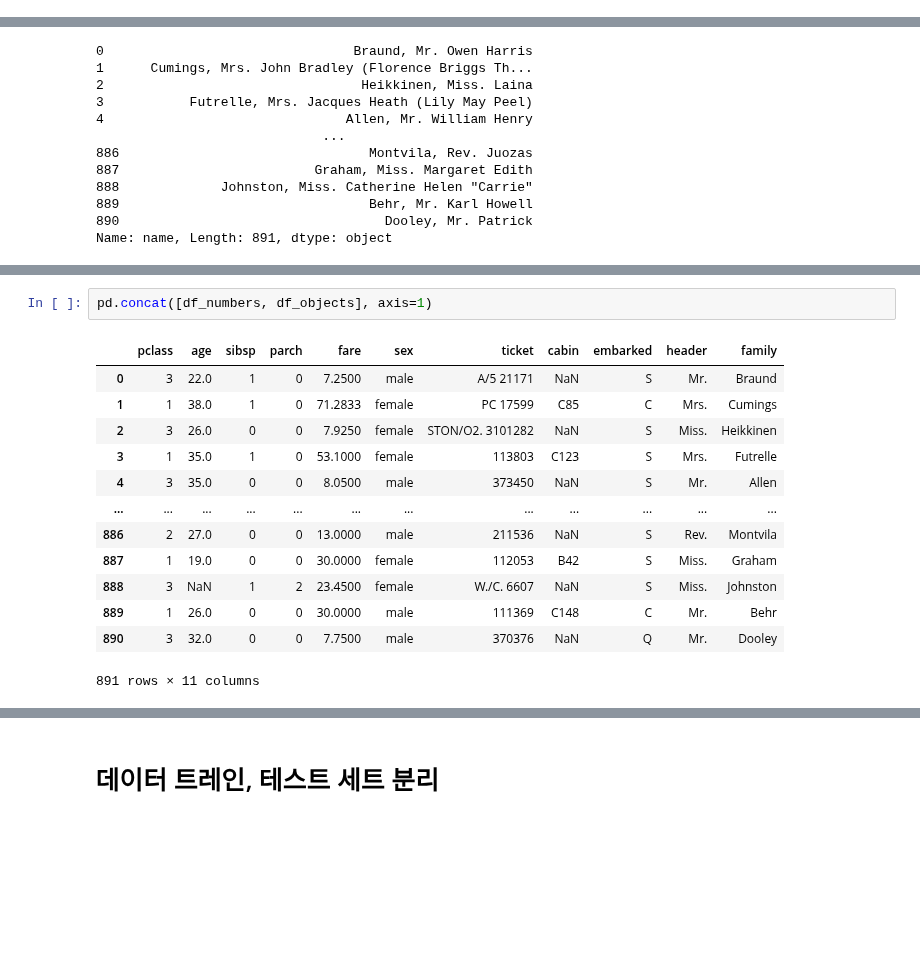
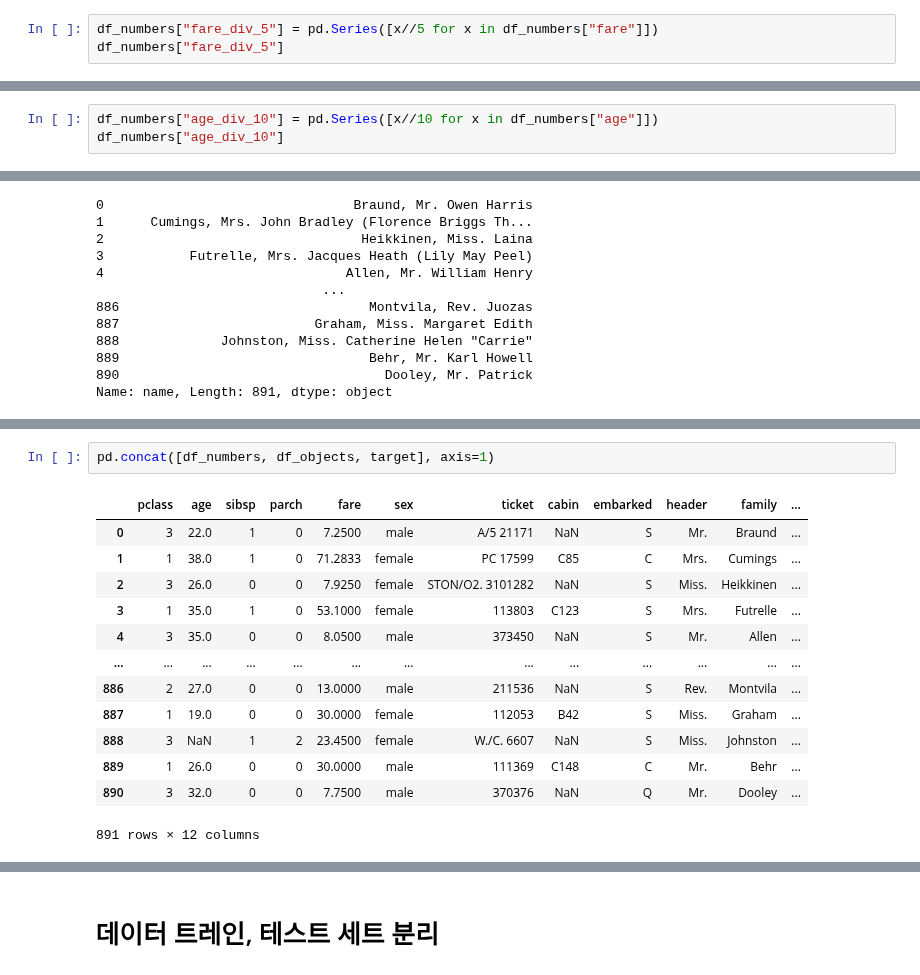
Before and after one commit to moneyless1989/data_engineering, a Jupyter notebook: practices/kaggle/titanic_practice.ipynb, the cells around one changed output, grey strips where cells are left out. Saved outputs shown, nothing was run; the diff lists cells and outputs as text; blank space fills up the shorter version.

```diff
--- a/practices/kaggle/titanic_practice.ipynb
+++ b/practices/kaggle/titanic_practice.ipynb
@@ -111,0 +158,3 @@ df_numbers = df_numbers.drop(columns="passengerid")
+# %%
+df_numbers["fare_div_5"] = pd.Series([x//5 for x in df_numbers["fare"]])
+df_numbers["fare_div_5"]
@@ -111,0 +174,3 @@ df_numbers = df_numbers.drop(columns="passengerid")
+# %%
+df_numbers["age_div_10"] = pd.Series([x//10 for x in df_numbers["age"]])
+df_numbers["age_div_10"]
@@ -204,16 +337,16 @@ Name: name, Length: 891, dtype: object
 # %%
-pd.concat([df_numbers, df_objects], axis=1)
+pd.concat([df_numbers, df_objects, target], axis=1)
 # %% [output]
-|  | pclass | age | sibsp | parch | fare | sex | ticket | cabin | embarked | header | family |
-| 0 | 3 | 22.0 | 1 | 0 | 7.2500 | male | A/5 21171 | NaN | S | Mr. | Braund |
-| 1 | 1 | 38.0 | 1 | 0 | 71.2833 | female | PC 17599 | C85 | C | Mrs. | Cumings |
-| 2 | 3 | 26.0 | 0 | 0 | 7.9250 | female | STON/O2. 3101282 | NaN | S | Miss. | Heikkinen |
-| 3 | 1 | 35.0 | 1 | 0 | 53.1000 | female | 113803 | C123 | S | Mrs. | Futrelle |
-| 4 | 3 | 35.0 | 0 | 0 | 8.0500 | male | 373450 | NaN | S | Mr. | Allen |
-| ... | ... | ... | ... | ... | ... | ... | ... | ... | ... | ... | ... |
-| 886 | 2 | 27.0 | 0 | 0 | 13.0000 | male | 211536 | NaN | S | Rev. | Montvila |
-| 887 | 1 | 19.0 | 0 | 0 | 30.0000 | female | 112053 | B42 | S | Miss. | Graham |
-| 888 | 3 | NaN | 1 | 2 | 23.4500 | female | W./C. 6607 | NaN | S | Miss. | Johnston |
-| 889 | 1 | 26.0 | 0 | 0 | 30.0000 | male | 111369 | C148 | C | Mr. | Behr |
-| 890 | 3 | 32.0 | 0 | 0 | 7.7500 | male | 370376 | NaN | Q | Mr. | Dooley |
+|  | pclass | age | sibsp | parch | fare | sex | ticket | cabin | embarked | header | family | ... |
+| 0 | 3 | 22.0 | 1 | 0 | 7.2500 | male | A/5 21171 | NaN | S | Mr. | Braund | ... |
+| 1 | 1 | 38.0 | 1 | 0 | 71.2833 | female | PC 17599 | C85 | C | Mrs. | Cumings | ... |
+| 2 | 3 | 26.0 | 0 | 0 | 7.9250 | female | STON/O2. 3101282 | NaN | S | Miss. | Heikkinen | ... |
+| 3 | 1 | 35.0 | 1 | 0 | 53.1000 | female | 113803 | C123 | S | Mrs. | Futrelle | ... |
+| 4 | 3 | 35.0 | 0 | 0 | 8.0500 | male | 373450 | NaN | S | Mr. | Allen | ... |
+| ... | ... | ... | ... | ... | ... | ... | ... | ... | ... | ... | ... | ... |
+| 886 | 2 | 27.0 | 0 | 0 | 13.0000 | male | 211536 | NaN | S | Rev. | Montvila | ... |
+| 887 | 1 | 19.0 | 0 | 0 | 30.0000 | female | 112053 | B42 | S | Miss. | Graham | ... |
+| 888 | 3 | NaN | 1 | 2 | 23.4500 | female | W./C. 6607 | NaN | S | Miss. | Johnston | ... |
+| 889 | 1 | 26.0 | 0 | 0 | 30.0000 | male | 111369 | C148 | C | Mr. | Behr | ... |
+| 890 | 3 | 32.0 | 0 | 0 | 7.7500 | male | 370376 | NaN | Q | Mr. | Dooley | ... |
-891 rows × 11 columns
+891 rows × 12 columns
```
Also changed, not shown: parts of 17 cells of this notebook, 1 other file.
